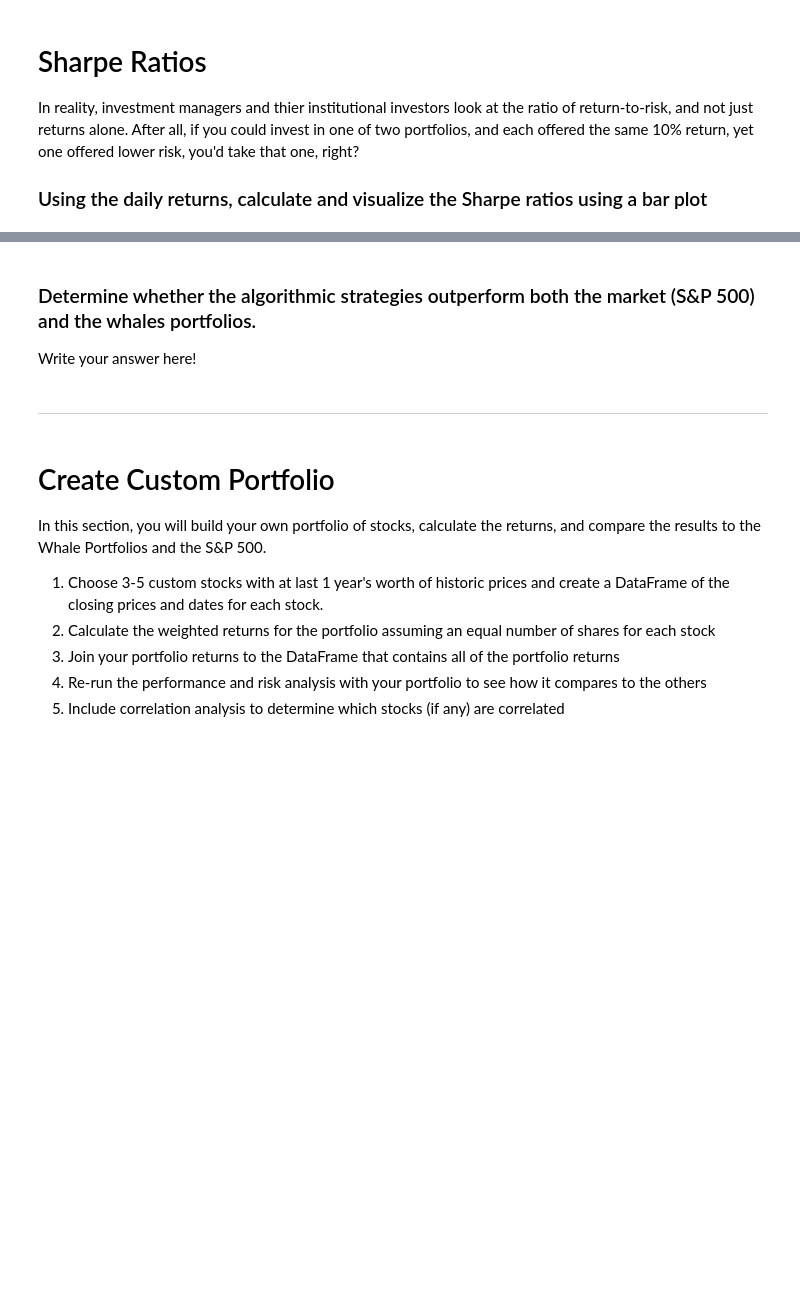
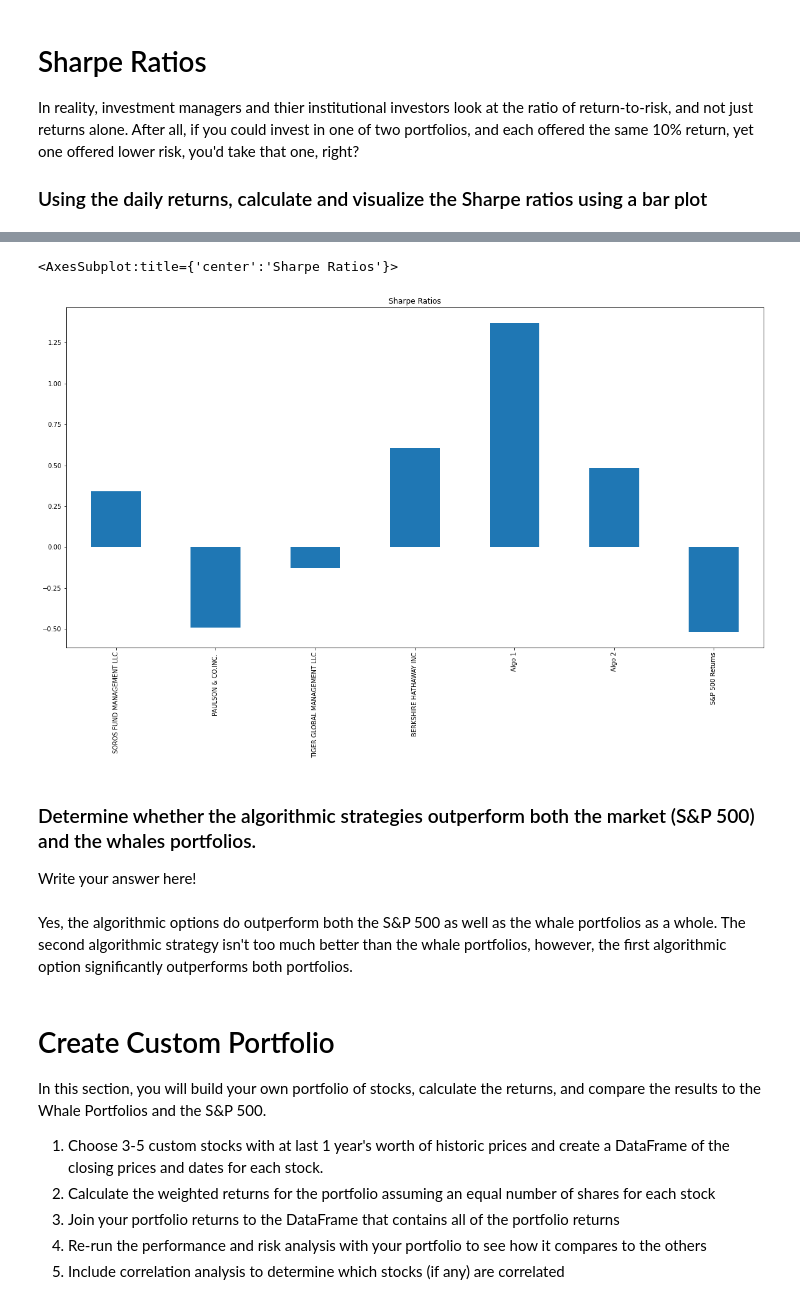
Before and after one commit to farmerplants/pandas-homework, a Jupyter notebook: whale_analysis.ipynb, the cells around one changed output, grey strips where cells are left out. Cells and saved outputs as stored; diff of their text form; code cells hidden in the pictures; blank space fills up the shorter version.

```diff
--- a/whale_analysis.ipynb
+++ b/whale_analysis.ipynb
@@ -388,0 +389,4 @@ In reality, investment managers and thier institutional investors look at the ra
+# %%
+# Annualized Sharpe Ratios
+sharpe = ((joined_df.mean())*252) / (joined_df.std() * np.sqrt(252))
+sharpe
@@ -389,11 +402,15 @@ In reality, investment managers and thier institutional investors look at the ra
 # %%
 # Visualize the sharpe ratios as a bar plot
+sharpe.plot(kind='bar', figsize = (20,10), title='Sharpe Ratios')
+# %% [output]
+<AxesSubplot:title={'center':'Sharpe Ratios'}>
+[figure, added]
 # %% [markdown]
 ### Determine whether the algorithmic strategies outperform both the market (S&P 500) and the whales portfolios.
 
 Write your answer here!
-# %% [markdown]
----
+# %% [markdown]
+Yes, the algorithmic options do outperform both the S&P 500 as well as the whale portfolios as a whole. The second algorithmic strategy isn't too much better than the whale portfolios, however, the first algorithmic option significantly outperforms both portfolios.
 # %% [markdown]
 # Create Custom Portfolio
 
```
Also changed, not shown: parts of 5 cells of this notebook.
